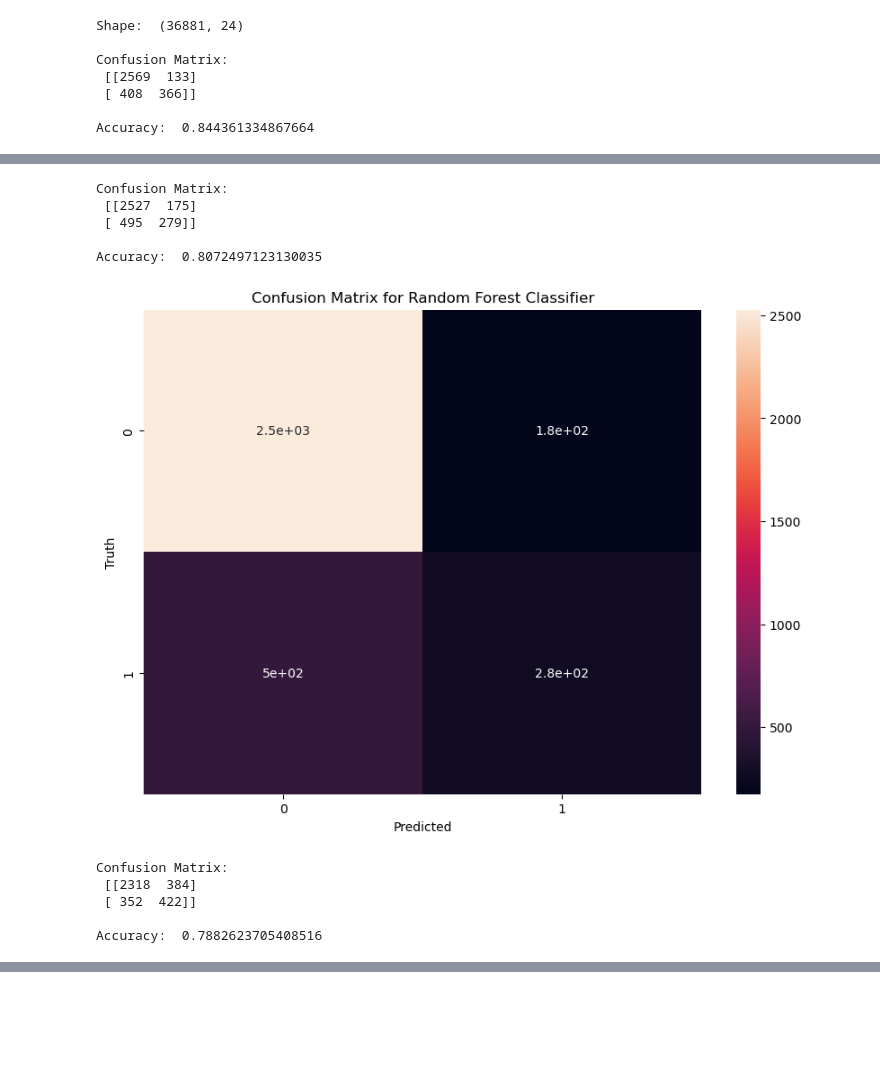
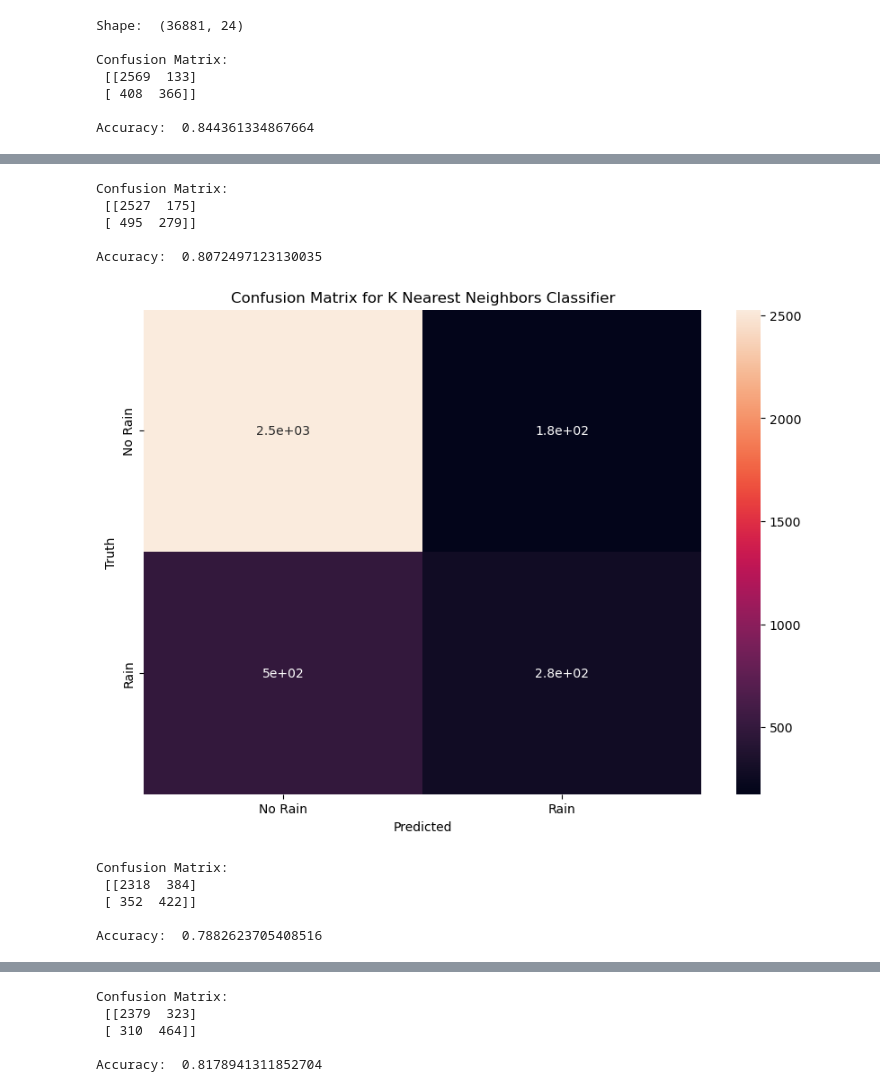
Before and after one commit to kshitijhalder/ACT, a Jupyter notebook: Python/June/#RainPrediction.ipynb, the cells around one changed output, grey strips where cells are left out. Cells and saved outputs as stored; diff of their text form; code cells hidden in the pictures; blank space fills up the shorter version.

```diff
--- a/Python/June/#RainPrediction.ipynb
+++ b/Python/June/#RainPrediction.ipynb
@@ -47,7 +47,7 @@ print("\nConfusion Matrix: \n",cm)
 accuracy = accuracy_score(y_test, y_pred)
 print("\nAccuracy: ",accuracy)
 plt.figure(figsize=(10,7))
-sns.heatmap(cm, annot=True)
+sns.heatmap(cm, annot=True, xticklabels=['No Rain', 'Rain'], yticklabels=['No Rain', 'Rain'])
 plt.xlabel('Predicted')
 plt.ylabel('Truth')
 plt.title('Confusion Matrix for Random Forest Classifier')
@@ -68,10 +68,10 @@ print("\nConfusion Matrix: \n",cm)
 accuracy = accuracy_score(y_test, y_pred)
 print("\nAccuracy: ",accuracy)
 plt.figure(figsize=(10,7))
-sns.heatmap(cm, annot=True)
+sns.heatmap(cm, annot=True, xticklabels=['No Rain', 'Rain'], yticklabels=['No Rain', 'Rain'])
 plt.xlabel('Predicted')
 plt.ylabel('Truth')
-plt.title('Confusion Matrix for Random Forest Classifier')
+plt.title('Confusion Matrix for K Nearest Neighbors Classifier')
 plt.show()
 
 # Training the Decision Tree Classification model on the Training set
@@ -89,10 +89,10 @@ print("\nConfusion Matrix: \n",cm)
 accuracy = accuracy_score(y_test, y_pred)
 print("\nAccuracy: ",accuracy)
 plt.figure(figsize=(10,7))
-sns.heatmap(cm, annot=True)
+sns.heatmap(cm, annot=True, xticklabels=['No Rain', 'Rain'], yticklabels=['No Rain', 'Rain'])
 plt.xlabel('Predicted')
 plt.ylabel('Truth')
-plt.title('Confusion Matrix for Random Forest Classifier')
+plt.title('Confusion Matrix for Decision Tree Classifier')
 plt.show()
 
 # Training the Multilayer Perceptron model on the Training set
@@ -109,7 +109,12 @@ cm = confusion_matrix(y_test, y_pred)
 print("\nConfusion Matrix: \n",cm)
 accuracy = accuracy_score(y_test, y_pred)
 print("\nAccuracy: ",accuracy)
-
+plt.figure(figsize=(10,7))
+sns.heatmap(cm, annot=True, xticklabels=['No Rain', 'Rain'], yticklabels=['No Rain', 'Rain'])
+plt.xlabel('Predicted')
+plt.ylabel('Truth')
+plt.title('Confusion Matrix for MLP')
+plt.show()
 
 # Heatmap for RFClassifier, KNN, DTClassifier, MLPClassifier
 # %% [output]
@@ -124,9 +129,9 @@ Accuracy:  0.844361334867664
 Confusion Matrix:
  [[2527  175]
  [ 495  279]]
 
 Accuracy:  0.8072497123130035
-[figure, old version]
+[figure, new version]
 Confusion Matrix:
  [[2318  384]
  [ 352  422]]
@@ -135,0 +141,5 @@ Accuracy:  0.7882623705408516
+Confusion Matrix:
+ [[2379  323]
+ [ 310  464]]
+
+Accuracy:  0.8178941311852704
```
Also changed, not shown: parts of 1 cell of this notebook.
